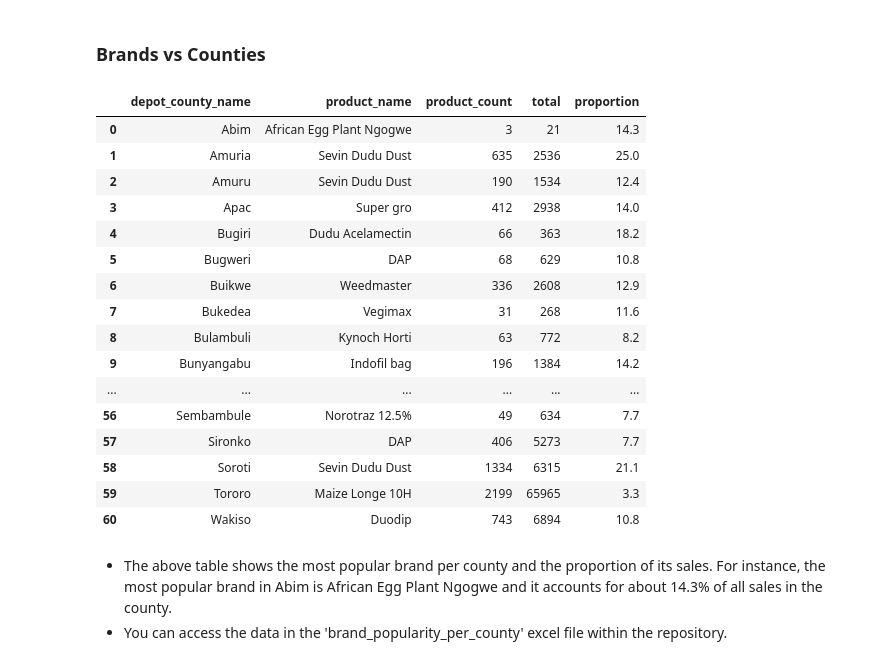
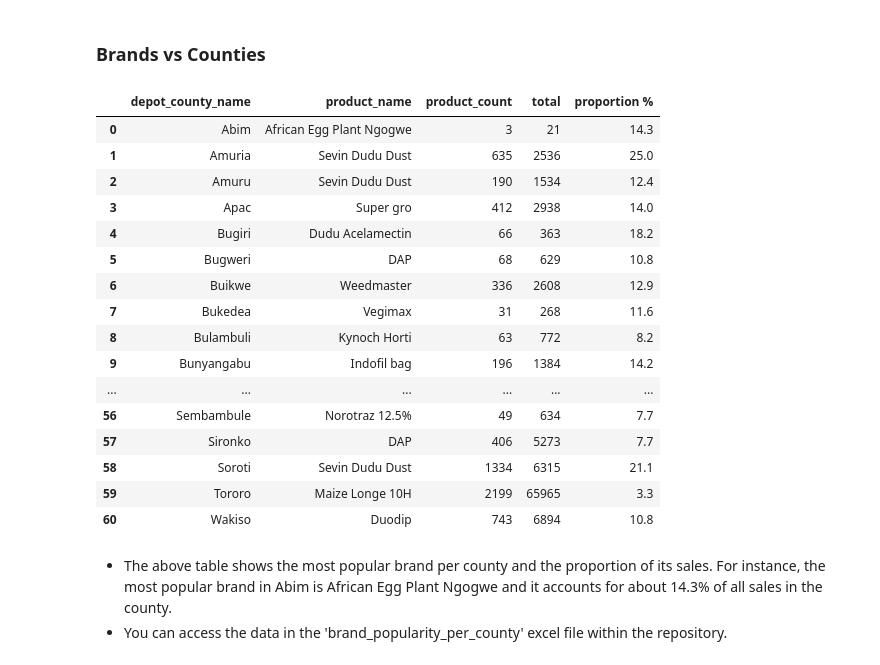
Before and after one commit to natbernard/Sale-Transactions-Analysis, a Jupyter notebook: uganda_transaction_analysis.ipynb, the cells around one changed output. Drawn from its saved outputs; the diff is of its cells as text; code cells hidden in the pictures.

```diff
--- a/uganda_transaction_analysis.ipynb
+++ b/uganda_transaction_analysis.ipynb
@@ -66,27 +66,27 @@ From the analysis, the top 10 most popular brands in Uganda are:
 # %%
 # products vs counties
 _=df.groupby('depot_county_name')['product_name'].value_counts()
 most_common_prod = _.groupby('depot_county_name').head(1)
 common_df = pd.DataFrame(most_common_prod)
 common_df.rename(columns = {'product_name': 'product_count'}, inplace=True)
 common_df.reset_index(inplace=True)
 new = pd.DataFrame(df['depot_county_name'].value_counts()).reset_index().sort_values(by = 'index', ascending = True)
 new.rename(columns = {'index': 'depot_county_name', 'depot_county_name': 'total'}, inplace=True)
 most_common_prod_df = pd.merge(common_df, new, on='depot_county_name')
-most_common_prod_df['proportion'] = round((most_common_prod_df['product_count'] / most_common_prod_df['total']) * 100, 1)
+most_common_prod_df['proportion %'] = round((most_common_prod_df['product_count'] / most_common_prod_df['total']) * 100, 1)
 
 # saving the data to an excel file
 writer = pd.ExcelWriter('brand_popularity_per_county.xlsx', engine='xlsxwriter')
 most_common_prod_df.to_excel(writer, index=False)
 writer.save()
 
 # view
 brand_df = pd.read_excel('brand_popularity_per_county.xlsx')
 pd.set_option('display.max_columns', None)
 pd.set_option('display.max_rows', None)
 display(brand_df)
 # %% [output]
-|  | depot_county_name | product_name | product_count | total | proportion |
+|  | depot_county_name | product_name | product_count | total | proportion % |
 | 0 | Abim | African Egg Plant Ngogwe | 3 | 21 | 14.3 |
 | 1 | Amuria | Sevin Dudu Dust | 635 | 2536 | 25.0 |
 | 2 | Amuru | Sevin Dudu Dust | 190 | 1534 | 12.4 |
```
Also changed, not shown: parts of 1 cell of this notebook.
